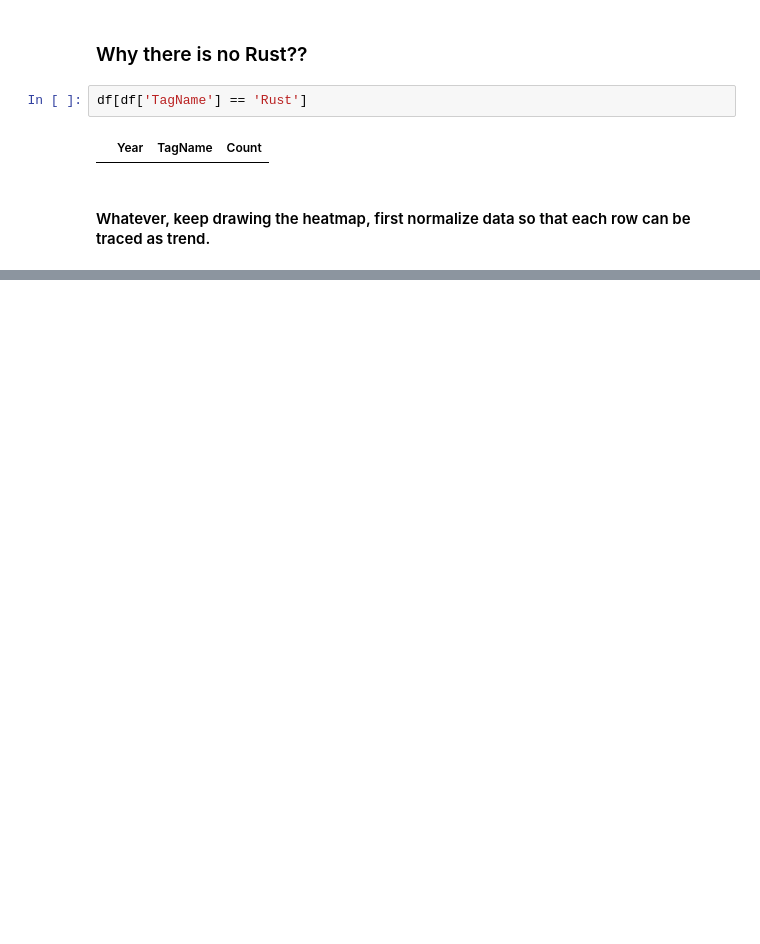
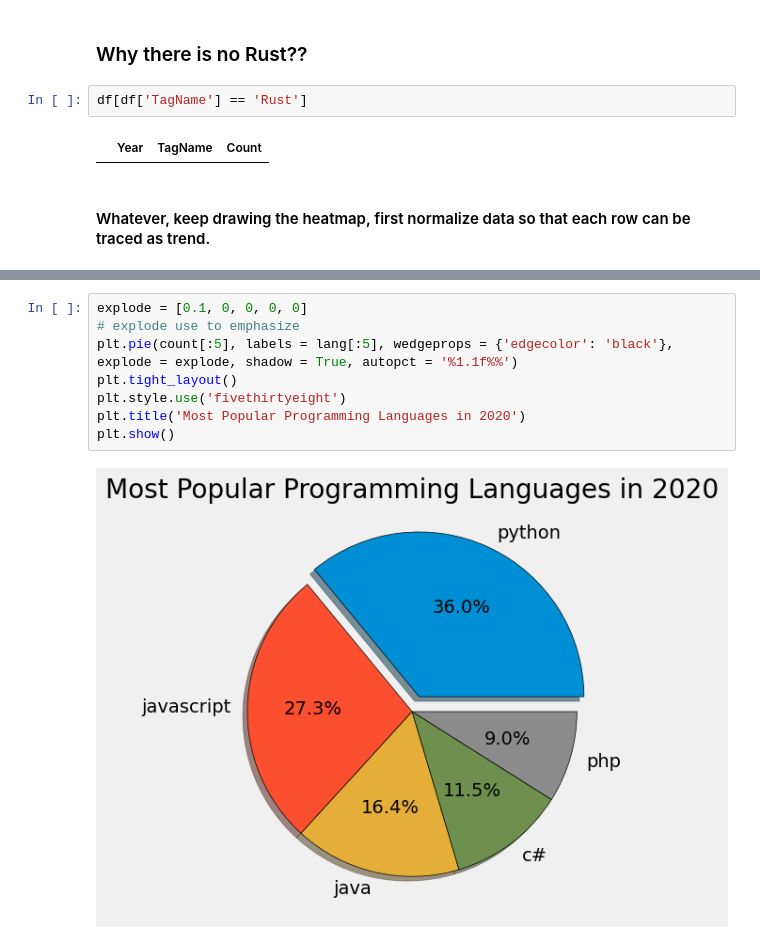
Before and after one commit to XiyueYuan/Data_Analysis, a Jupyter notebook: 05_Matplotlib.ipynb, the cells around one changed output, grey strips where cells are left out. Drawn from its saved outputs; the diff is of its cells as text; blank space fills up the shorter version.

```diff
--- a/05_Matplotlib.ipynb
+++ b/05_Matplotlib.ipynb
@@ -236,0 +261,10 @@ plt.show()
+# %%
+explode = [0.1, 0, 0, 0, 0]
+# explode use to emphasize
+plt.pie(count[:5], labels = lang[:5], wedgeprops = {'edgecolor': 'black'}, explode = explode, shadow = True, autopct = '%1.1f%%')
+plt.tight_layout()
+plt.style.use('fivethirtyeight')
+plt.title('Most Popular Programming Languages in 2020')
+plt.show()
+# %% [output]
+[figure, added]
```
Also changed, not shown: parts of 6 cells of this notebook.
